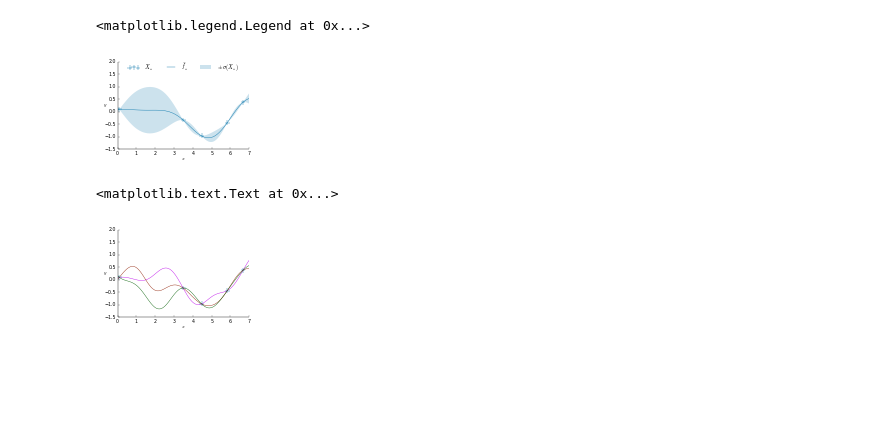
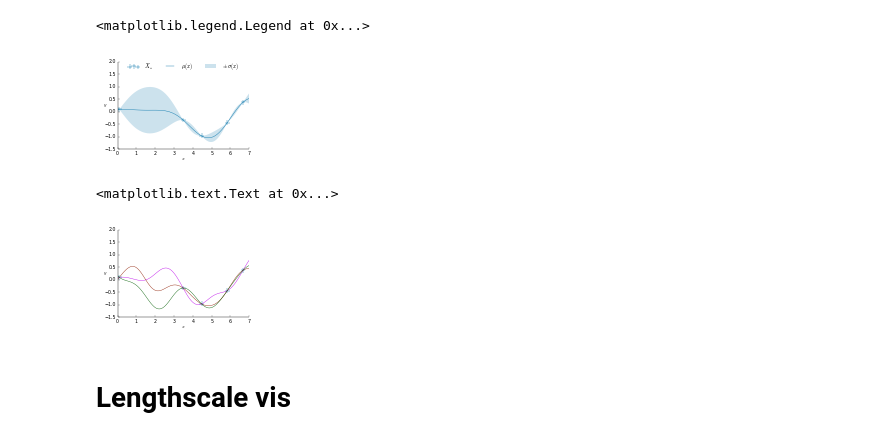
Before and after one commit to jgosmann/plume, a Jupyter notebook: notebooks/GP visualization.ipynb, the cells around one changed output. Saved outputs shown, nothing was run; the diff lists cells and outputs as text; code cells hidden in the pictures; blank space fills up the shorter version.

Commit message:
Further plots and visualizations.

```diff
--- a/notebooks/GP visualization.ipynb
+++ b/notebooks/GP visualization.ipynb
@@ -38,32 +38,32 @@ gp.fit(np.atleast_2d(train_x).T, np.atleast_2d(train_y).T)
 # %%
 mean, mse = gp.predict(np.atleast_2d(xs).T, eval_MSE=True)
 
 fig = plt.figure(figsize=(2.36, 1.57))
 ax = fig.add_subplot(1, 1, 1)
 ax.fill_between(
     xs, np.squeeze(mean) - np.sqrt(mse), np.squeeze(mean) + np.sqrt(mse),
     color=tuple(palette.thin[1]) + (0.2,), edgecolor='none')
-ax.plot(xs, mean, color=palette.thin[1], label=r'$\bar{f_*}$')
+ax.plot(xs, mean, color=palette.thin[1], label=r'$\mu(x)$')
 ax.scatter(train_x, train_y, marker='+', s=24, color=palette.thin[1], label=r'$X_*$')
 
 latexstyle.style_axes(ax)
 ax.set_xlim(*x_range)
 ax.set_ylim(*y_range)
 ax.set_xlabel(r'$x$', labelpad=0)
 ax.set_ylabel(r'$y$', labelpad=0, rotation='horizontal', verticalalignment='center')
 
 handles, labels = ax.get_legend_handles_labels()
 # Move Observations legend
 handles.insert(0, handles.pop(1))
 labels.insert(0, labels.pop(1))
 # Insert Predictive SD legend
 handles.insert(2, Rectangle((0, 0), 1, 1, fc=tuple(palette.thin[1]) + (0.2,), ec='none'))
-labels.insert(2, r'$\pm \sigma(X_*)$')
+labels.insert(2, r'$\pm \sigma(x)$')
 
 ax.legend(handles, labels, ncol=3, loc='upper center', bbox_to_anchor=(0.5, 1.05), frameon=False)
 # %% [output]
 <matplotlib.legend.Legend at 0x...>
-[figure, old version]
+[figure, new version]
 # %%
 fig.savefig('../../thesis/plots/gp.pdf')
 # %%
@@ -85,3 +85,5 @@ ax.set_ylabel(r'$y$', labelpad=0, rotation='horizontal', verticalalignment='cent
 [figure]
 # %%
 fig.savefig('../../thesis/plots/gp_sample.pdf')
+# %% [markdown]
+# Lengthscale vis
```
Also changed, not shown: parts of 7 cells of this notebook, 2 other files.
